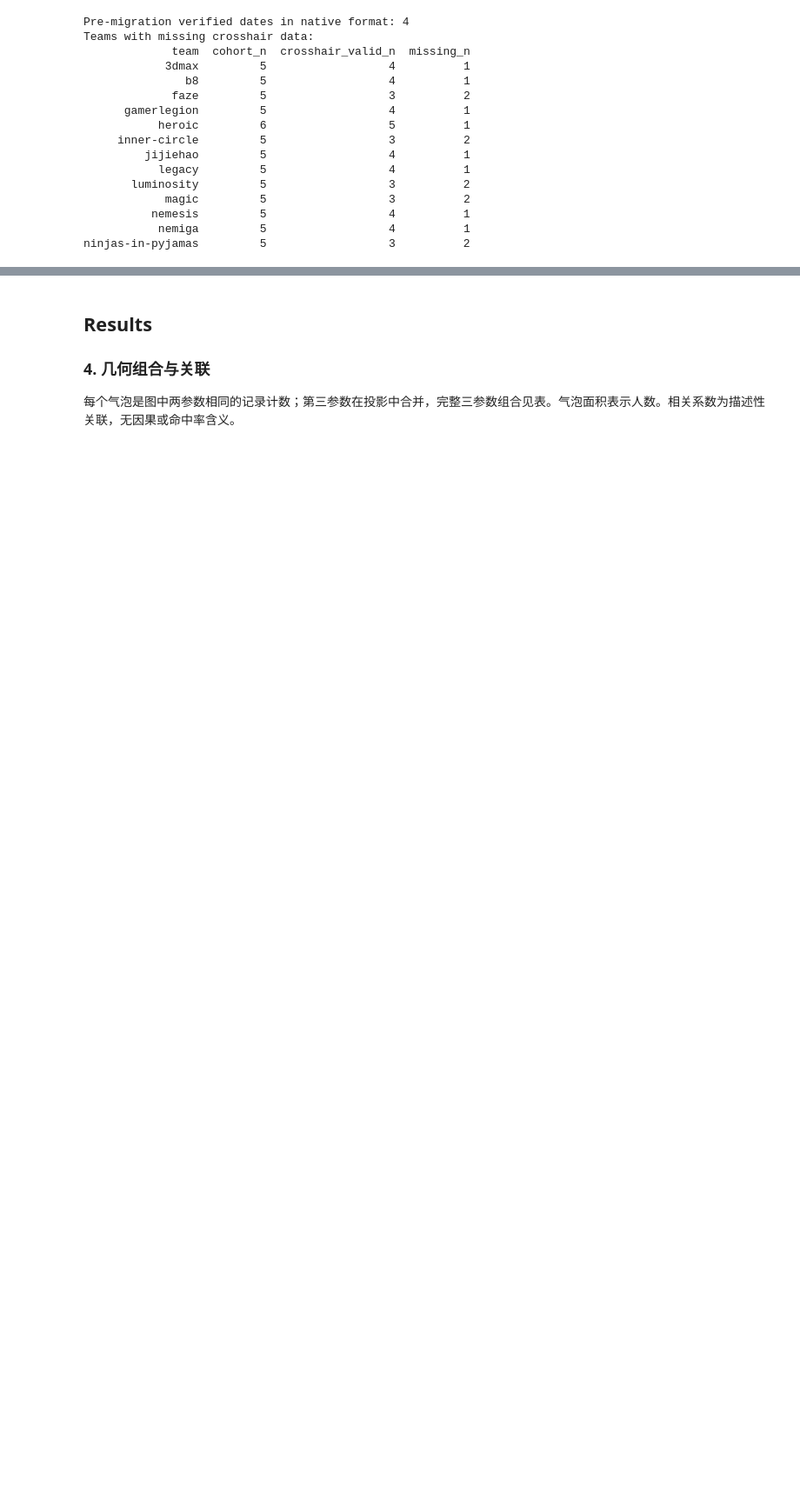
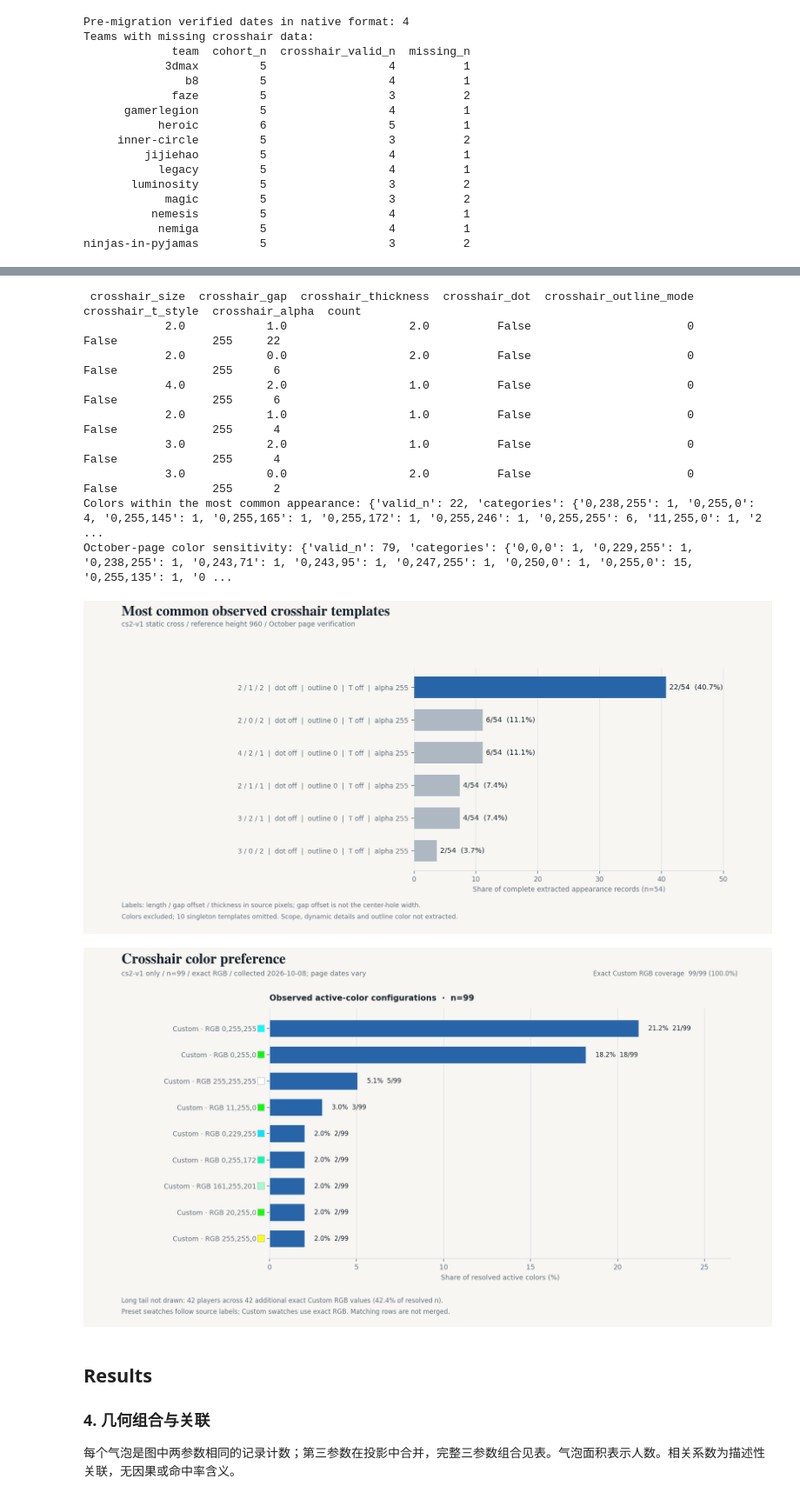
Before and after one commit to Starfie1d1272/CS2-Pro-Settings, a Jupyter notebook: notebooks/v2/2026-10-08-crosshair.ipynb, the cells around one changed output, grey strips where cells are left out. Shown at 87% size. Saved outputs shown, nothing was run; the diff lists cells and outputs as text; code cells hidden in the pictures; blank space fills up the shorter version.

Commit message:
analysis: recommend observed popular crosshair templates and separate RGB choices

```diff
--- a/notebooks/v2/2026-10-08-crosshair.ipynb
+++ b/notebooks/v2/2026-10-08-crosshair.ipynb
@@ -120,3 +126,27 @@ ninjas-in-pyjamas         5                  3          2
+# %%
+from crosshair_recommendation import render
+from IPython.display import display, Image
+appearance = review["popular_appearance"]
+assert sum(r["count"] for r in appearance["combinations"]) + appearance["singleton_n"] == appearance["valid_n"]
+assert appearance["valid_n"] + appearance["missing_n"] == appearance["sample_n"]
+assert sum(review["native_colors"]["categories"].values()) == review["native_colors"]["valid_n"]
+print(pd.DataFrame(appearance["combinations"]).to_string(index=False))
+print("Colors within the most common appearance:", appearance["top_template_colors"])
+print("October-page color sensitivity:", review["native_recent_colors"])
+for chart in render(review, figure_dir):
+    display(Image(filename=str(chart)))
+# %% [output]
+ crosshair_size  crosshair_gap  crosshair_thickness  crosshair_dot  crosshair_outline_mode  crosshair_t_style  crosshair_alpha  count
+            2.0            1.0                  2.0          False                       0              False              255     22
+            2.0            0.0                  2.0          False                       0              False              255      6
+            4.0            2.0                  1.0          False                       0              False              255      6
+            2.0            1.0                  1.0          False                       0              False              255      4
+            3.0            2.0                  1.0          False                       0              False              255      4
+            3.0            0.0                  2.0          False                       0              False              255      2
+Colors within the most common appearance: {'valid_n': 22, 'categories': {'0,238,255': 1, '0,255,0': 4, '0,255,145': 1, '0,255,165': 1, '0,255,172': 1, '0,255,246': 1, '0,255,255': 6, '11,255,0': 1, '2 ...
+October-page color sensitivity: {'valid_n': 79, 'categories': {'0,0,0': 1, '0,229,255': 1, '0,238,255': 1, '0,243,71': 1, '0,243,95': 1, '0,247,255': 1, '0,250,0': 1, '0,255,0': 15, '0,255,135': 1, '0 ...
+[figure, added]
+[figure, added]
 # %% [markdown]
 ## Results
 
```
Also changed, not shown: parts of 4 cells of this notebook, 11 other files.
